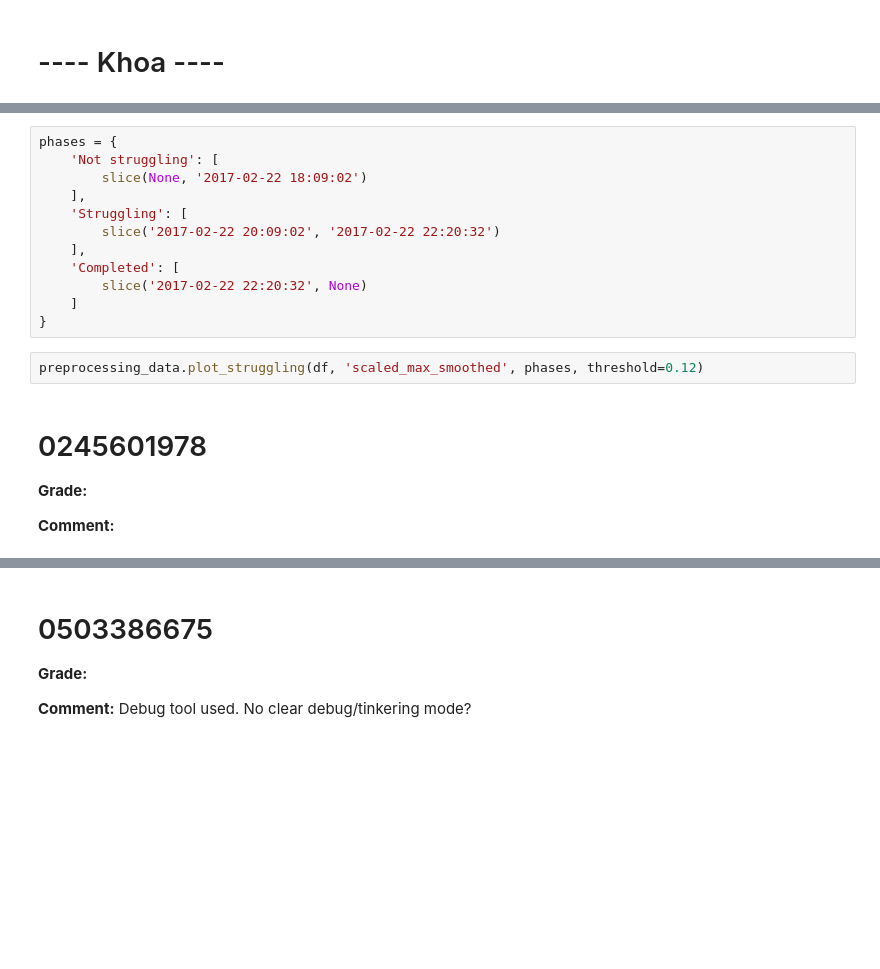
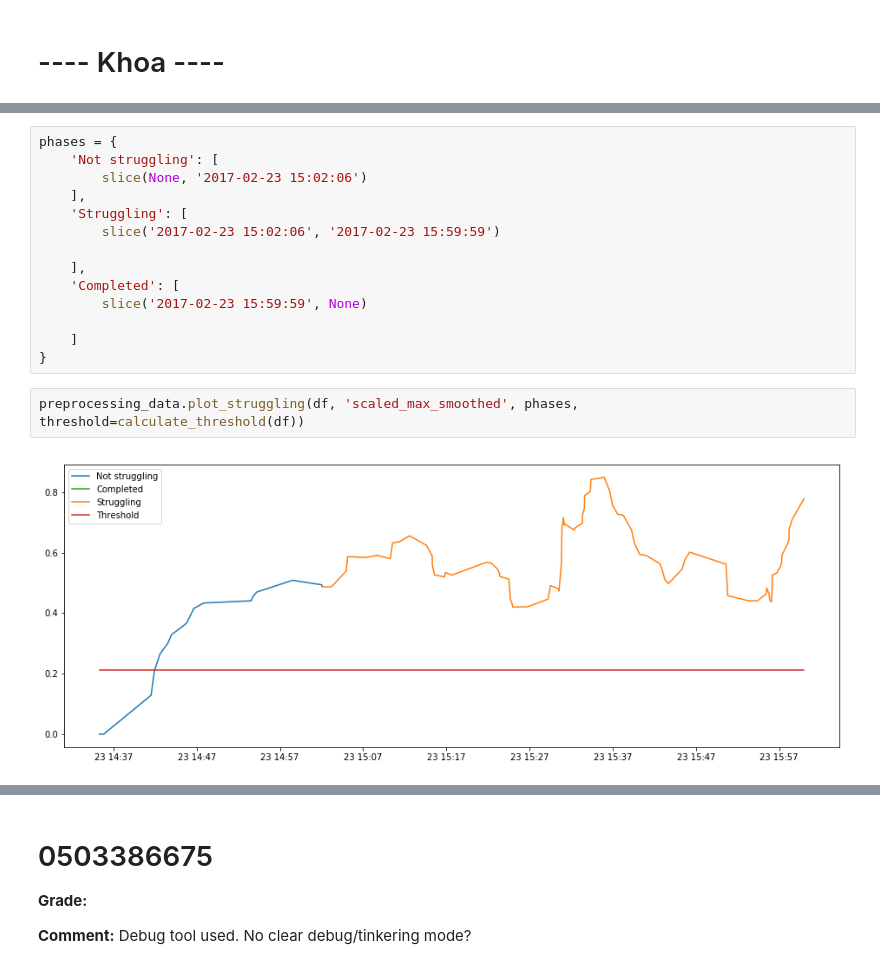
Before and after one commit to hermanmk/jexercise-data-analysis, a Jupyter notebook: Struggling algorithm-10 samples.ipynb, the cells around one changed output, grey strips where cells are left out. Cells and saved outputs as stored; diff of their text form; blank space fills up the shorter version.

```diff
--- a/Struggling algorithm-10 samples.ipynb
+++ b/Struggling algorithm-10 samples.ipynb
@@ -124,20 +179,18 @@ preprocessing_data.plot_struggling(df, 'scaled_max_smoothed', threshold=0.12)
 # %%
 phases = {
     'Not struggling': [
-        slice(None, '2017-02-22 18:09:02')
+        slice(None, '2017-02-23 15:02:06')
     ],
     'Struggling': [
-        slice('2017-02-22 20:09:02', '2017-02-22 22:20:32')
+        slice('2017-02-23 15:02:06', '2017-02-23 15:59:59')
+
     ],
     'Completed': [
-        slice('2017-02-22 22:20:32', None)
+        slice('2017-02-23 15:59:59', None)
+
     ]
 }
 # %%
-preprocessing_data.plot_struggling(df, 'scaled_max_smoothed', phases, threshold=0.12)
+preprocessing_data.plot_struggling(df, 'scaled_max_smoothed', phases, threshold=calculate_threshold(df))
+# %% [output]
+[figure, added]
-# %% [markdown]
-# 0245601978
-
-**Grade:**
-
-**Comment:**
```
Also changed, not shown: parts of 53 cells of this notebook, 1 other file.
